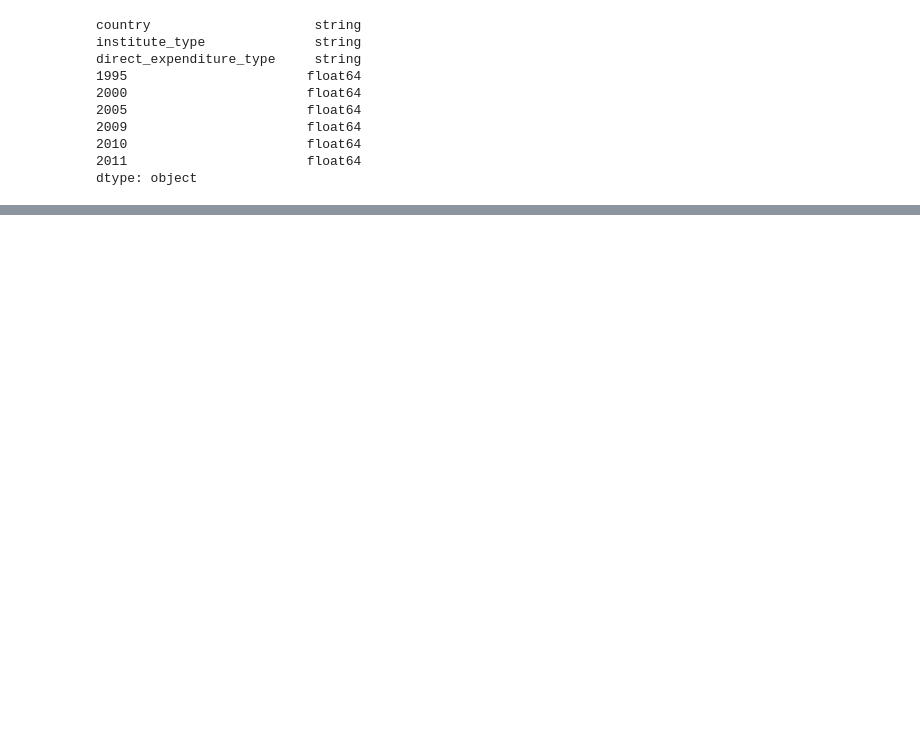
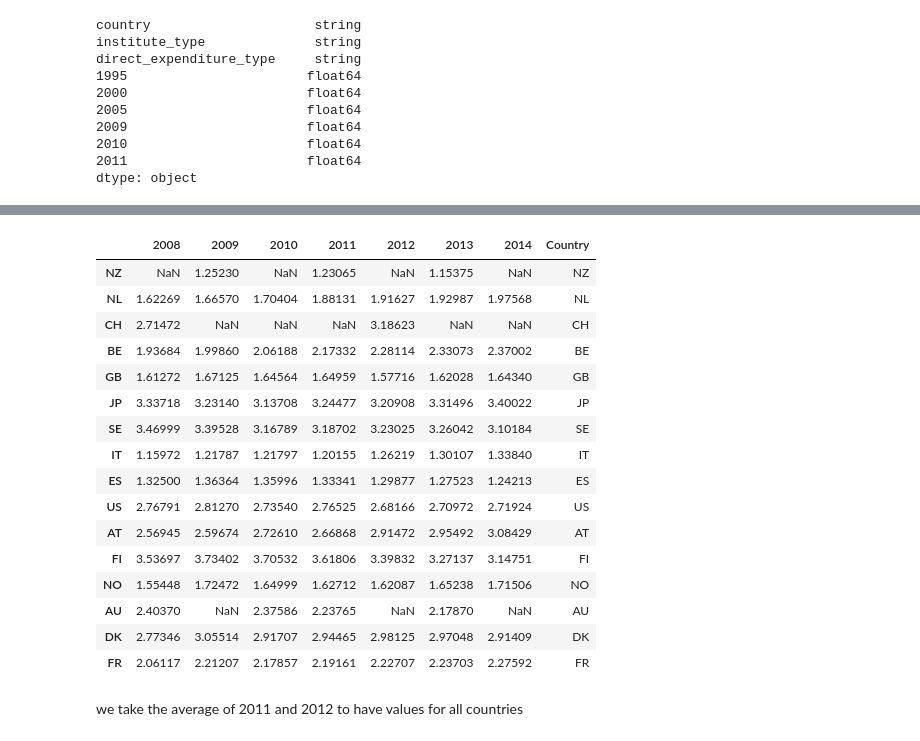
Before and after one commit to DaniDataScience/Python_coding_3, a Jupyter notebook: HW_Beni.ipynb, the cells around one changed output, grey strips where cells are left out. Cells and saved outputs as stored; diff of their text form; code cells hidden in the pictures; blank space fills up the shorter version.

```diff
--- a/HW_Beni.ipynb
+++ b/HW_Beni.ipynb
@@ -236,3 +322,4 @@ dtype: object
 # %%
-fin_df = pd.merge(merged_df, cords, how='left', on=['country', 'Country'])
+df = pd.merge(merged_df, codes[["Country", "Alpha-2 code"]], how='left', left_on='country',  right_on='Country').drop(columns=["Country"])
+df
 # %% [output]
@@ -239,0 +341,3 @@ KeyError: 'country'
+# %%
+codes = list(set(df["Alpha-2 code"]))
+codes
@@ -240,4 +361,11 @@ KeyError: 'country'
 # %%
-for f in fin_df['Alpha-2 code']:
-    fin_df['urls']= ˙("http://api.worldbank.org/v2/country/"+f+"/indicator/GB.XPD.RSDV.GD.ZS?format=json&date=2011")
+import json
+import requests
+
+# Research and development expenditure (% of GDP) - United Kingdom
+# https://data.worldbank.org/indicator/GB.XPD.RSDV.GD.ZS?locations=GB&view=chart
+
+resp = requests.get("http://api.worldbank.org/v2/country/GB/indicator/GB.XPD.RSDV.GD.ZS?format=json&date=2011")
+rnd = json.loads(resp.text)[1][0]
+rnd["value"]
 # %% [output]
@@ -244,0 +373,12 @@ SyntaxError: invalid character '˙' (U+02D9) (Temp/ipykernel_10988/2290121928.py
+# %%
+rnd_dict = {}
+years = ["2008","2009","2010","2011","2012","2013","2014"]
+year=2011
+
+for code in codes:
+    temp = []
+    for year in years:
+        resp = requests.get("http://api.worldbank.org/v2/country/"+code+"/indicator/GB.XPD.RSDV.GD.ZS?format=json&date="+str(year))
+        temp.append(json.loads(resp.text)[1][0]["value"])
+    rnd_dict[code]=temp
+rnd_dict
@@ -244,0 +402,25 @@ SyntaxError: invalid character '˙' (U+02D9) (Temp/ipykernel_10988/2290121928.py
+# %%
+years = ["2008","2009","2010","2011","2012","2013","2014"]
+rnd_data = pd.DataFrame.from_dict(rnd_dict, orient='index', columns=years)
+rnd_data["Country"] = codes
+rnd_data
+# %% [output]
+|  | 2008 | 2009 | 2010 | 2011 | 2012 | 2013 | 2014 | Country |
+| NZ | NaN | 1.25230 | NaN | 1.23065 | NaN | 1.15375 | NaN | NZ |
+| NL | 1.62269 | 1.66570 | 1.70404 | 1.88131 | 1.91627 | 1.92987 | 1.97568 | NL |
+| CH | 2.71472 | NaN | NaN | NaN | 3.18623 | NaN | NaN | CH |
+| BE | 1.93684 | 1.99860 | 2.06188 | 2.17332 | 2.28114 | 2.33073 | 2.37002 | BE |
+| GB | 1.61272 | 1.67125 | 1.64564 | 1.64959 | 1.57716 | 1.62028 | 1.64340 | GB |
+| JP | 3.33718 | 3.23140 | 3.13708 | 3.24477 | 3.20908 | 3.31496 | 3.40022 | JP |
+| SE | 3.46999 | 3.39528 | 3.16789 | 3.18702 | 3.23025 | 3.26042 | 3.10184 | SE |
+| IT | 1.15972 | 1.21787 | 1.21797 | 1.20155 | 1.26219 | 1.30107 | 1.33840 | IT |
+| ES | 1.32500 | 1.36364 | 1.35996 | 1.33341 | 1.29877 | 1.27523 | 1.24213 | ES |
+| US | 2.76791 | 2.81270 | 2.73540 | 2.76525 | 2.68166 | 2.70972 | 2.71924 | US |
+| AT | 2.56945 | 2.59674 | 2.72610 | 2.66868 | 2.91472 | 2.95492 | 3.08429 | AT |
+| FI | 3.53697 | 3.73402 | 3.70532 | 3.61806 | 3.39832 | 3.27137 | 3.14751 | FI |
+| NO | 1.55448 | 1.72472 | 1.64999 | 1.62712 | 1.62087 | 1.65238 | 1.71506 | NO |
+| AU | 2.40370 | NaN | 2.37586 | 2.23765 | NaN | 2.17870 | NaN | AU |
+| DK | 2.77346 | 3.05514 | 2.91707 | 2.94465 | 2.98125 | 2.97048 | 2.91409 | DK |
+| FR | 2.06117 | 2.21207 | 2.17857 | 2.19161 | 2.22707 | 2.23703 | 2.27592 | FR |
+# %% [markdown]
+we take the average of 2011 and 2012 to have values for all countries
```
Also changed, not shown: parts of 32 cells of this notebook.
